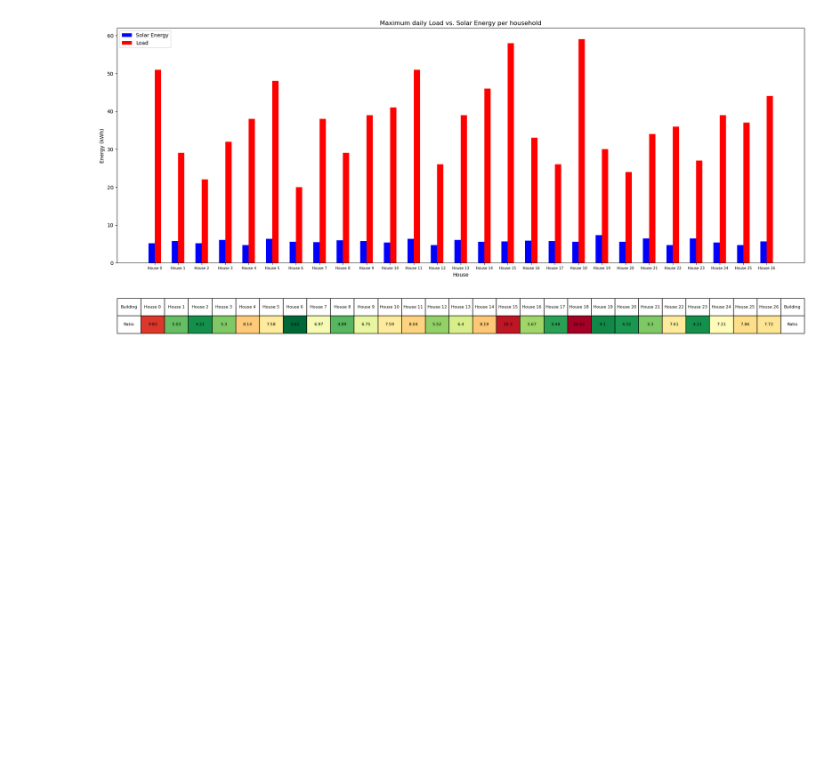
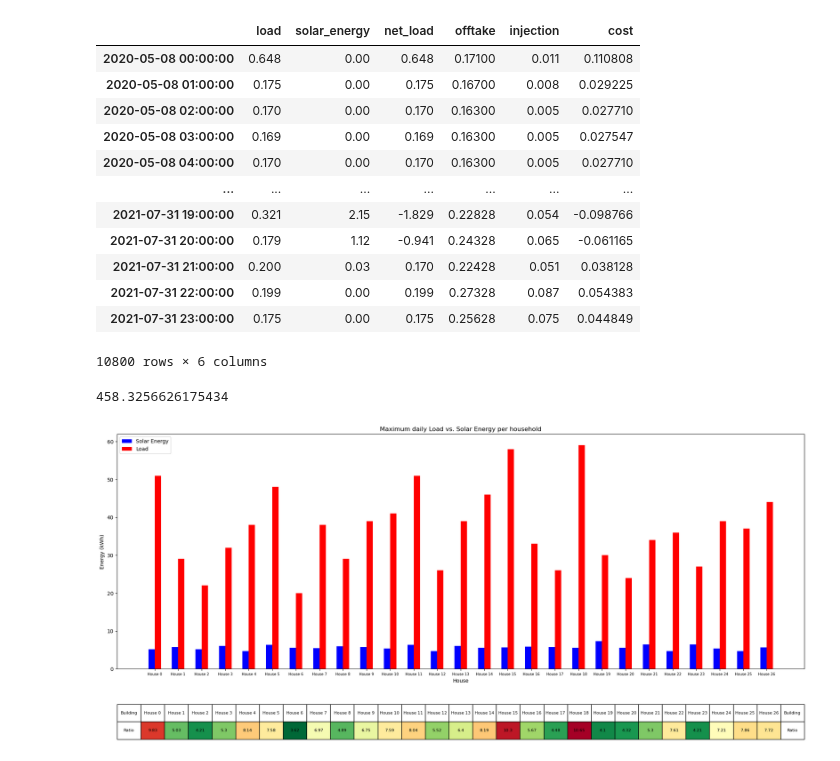
Before and after one commit to Joris-Dprtr/DFL_PVB, a Jupyter notebook: notebooks/data_analysis.ipynb, the cells around one changed output. Saved outputs shown, nothing was run; the diff lists cells and outputs as text; code cells hidden in the pictures; blank space fills up the shorter version.

```diff
--- a/notebooks/data_analysis.ipynb
+++ b/notebooks/data_analysis.ipynb
@@ -23,6 +23,31 @@ for i in range(27):
     nl_data['cost'] = nl_data.apply(lambda row: row['net_load'] * row['injection'] if row['net_load'] < 0 else row['net_load'] * row['offtake'], axis=1)
 
     nl_data_list.append(nl_data)
+# %%
+costs = []
+
+for i in range(len(nl_data_list)):
+    costs.append(sum(nl_data_list[i][-10800:]['cost']))
+# %%
+nl_data_list[i][-10800:]
+# %% [output]
+|  | load | solar_energy | net_load | offtake | injection | cost |
+| 2020-05-08 00:00:00 | 0.648 | 0.00 | 0.648 | 0.17100 | 0.011 | 0.110808 |
+| 2020-05-08 01:00:00 | 0.175 | 0.00 | 0.175 | 0.16700 | 0.008 | 0.029225 |
+| 2020-05-08 02:00:00 | 0.170 | 0.00 | 0.170 | 0.16300 | 0.005 | 0.027710 |
+| 2020-05-08 03:00:00 | 0.169 | 0.00 | 0.169 | 0.16300 | 0.005 | 0.027547 |
+| 2020-05-08 04:00:00 | 0.170 | 0.00 | 0.170 | 0.16300 | 0.005 | 0.027710 |
+| ... | ... | ... | ... | ... | ... | ... |
+| 2021-07-31 19:00:00 | 0.321 | 2.15 | -1.829 | 0.22828 | 0.054 | -0.098766 |
+| 2021-07-31 20:00:00 | 0.179 | 1.12 | -0.941 | 0.24328 | 0.065 | -0.061165 |
+| 2021-07-31 21:00:00 | 0.200 | 0.03 | 0.170 | 0.22428 | 0.051 | 0.038128 |
+| 2021-07-31 22:00:00 | 0.199 | 0.00 | 0.199 | 0.27328 | 0.087 | 0.054383 |
+| 2021-07-31 23:00:00 | 0.175 | 0.00 | 0.175 | 0.25628 | 0.075 | 0.044849 |
+10800 rows × 6 columns
+# %%
+np.average(np.array(costs))
+# %% [output]
+458.3256626175434
 # %%
 solar_energy = []
 load = []
```
Also changed, not shown: 2 other files.
